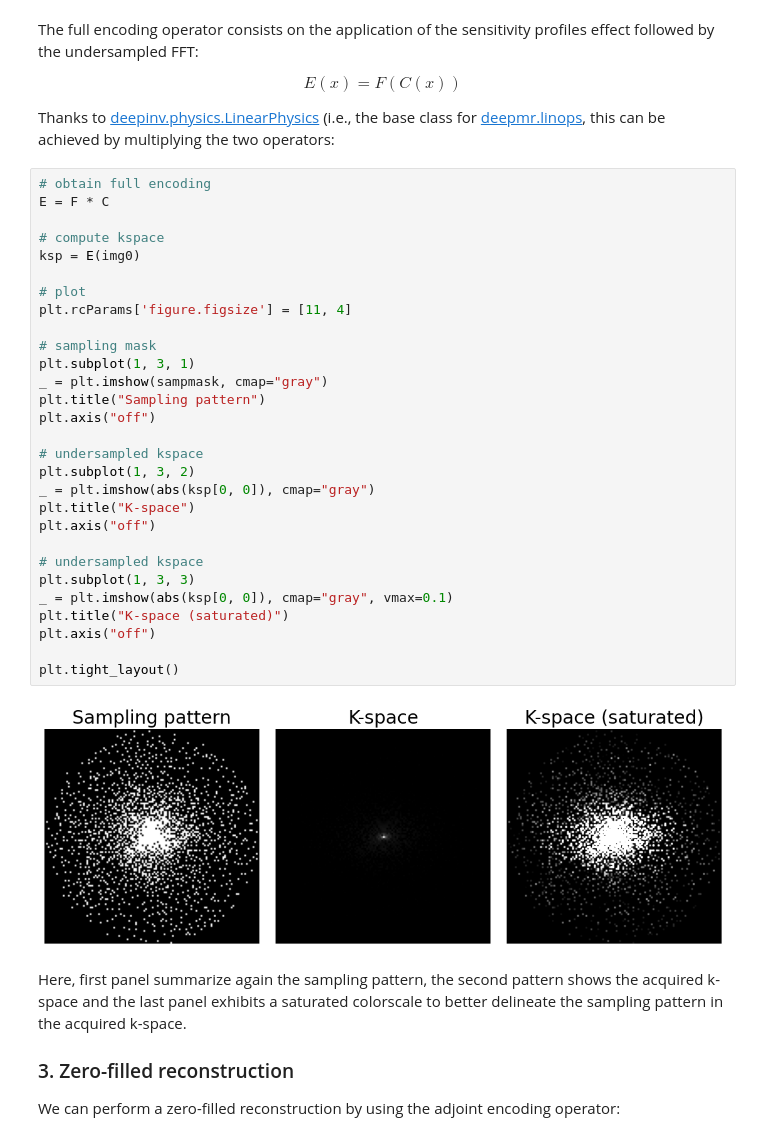
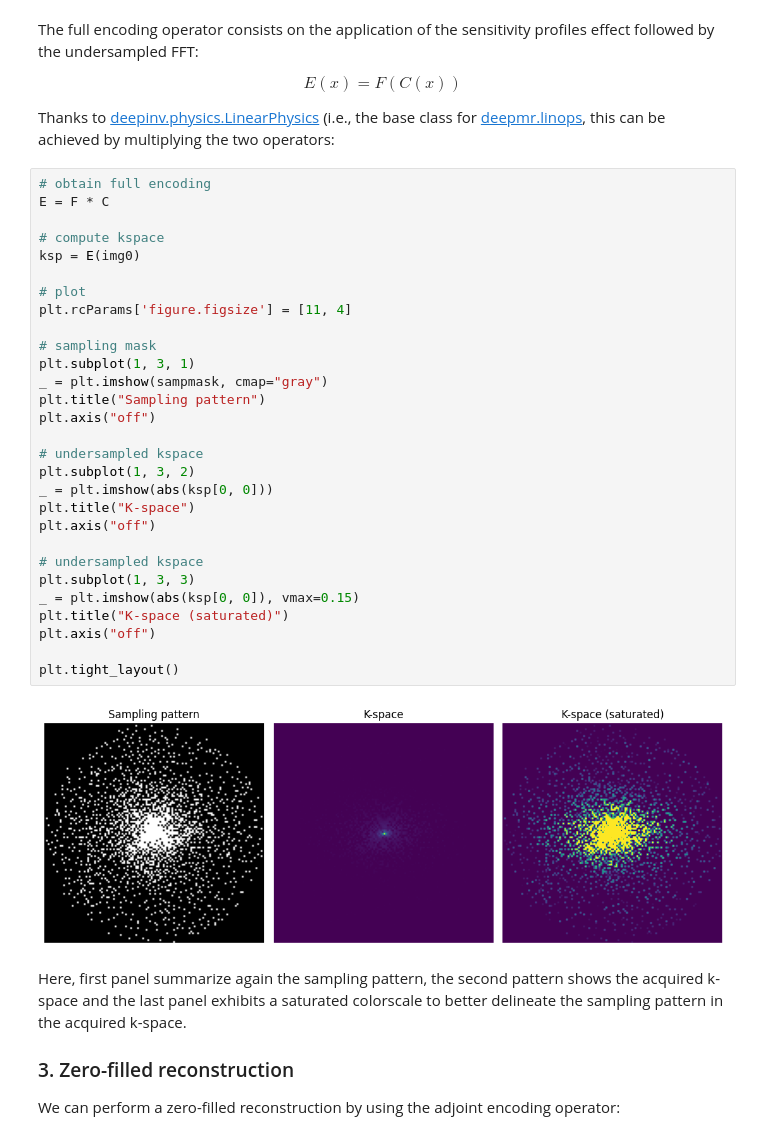
Before and after one commit to INFN-PREDATOR/PREDATOR-milestones, a Jupyter notebook: notebooks/M1b_MR_operators.ipynb, the cells around one changed output. Saved outputs shown, nothing was run; the diff lists cells and outputs as text.

```diff
--- a/notebooks/M1b_MR_operators.ipynb
+++ b/notebooks/M1b_MR_operators.ipynb
@@ -88,34 +88,34 @@ Thanks to [deepinv.physics.LinearPhysics](https://deepinv.github.io/deepinv/stub
 # %%
 # obtain full encoding
 E = F * C
 
 # compute kspace
 ksp = E(img0)
 
 # plot
 plt.rcParams['figure.figsize'] = [11, 4]
 
 # sampling mask
 plt.subplot(1, 3, 1)
 _ = plt.imshow(sampmask, cmap="gray")
 plt.title("Sampling pattern")
 plt.axis("off")
 
 # undersampled kspace
 plt.subplot(1, 3, 2)
-_ = plt.imshow(abs(ksp[0, 0]), cmap="gray")
+_ = plt.imshow(abs(ksp[0, 0]))
 plt.title("K-space")
 plt.axis("off")
 
 # undersampled kspace
 plt.subplot(1, 3, 3)
-_ = plt.imshow(abs(ksp[0, 0]), cmap="gray", vmax=0.1)
+_ = plt.imshow(abs(ksp[0, 0]), vmax=0.15)
 plt.title("K-space (saturated)")
 plt.axis("off")
 
 plt.tight_layout()
 # %% [output]
-[figure, old version]
+[figure, new version]
 # %% [markdown]
 Here, first panel summarize again the sampling pattern, the second pattern shows the acquired k-space and the last panel exhibits a saturated colorscale to better delineate the sampling pattern in the acquired k-space.
 
```
Also changed, not shown: parts of 7 cells of this notebook, 4 other files.
